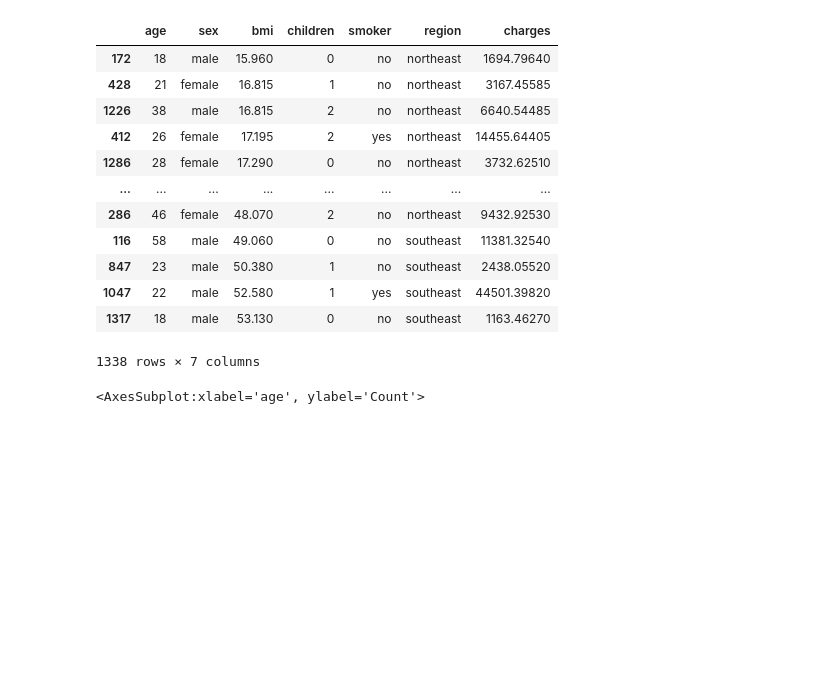
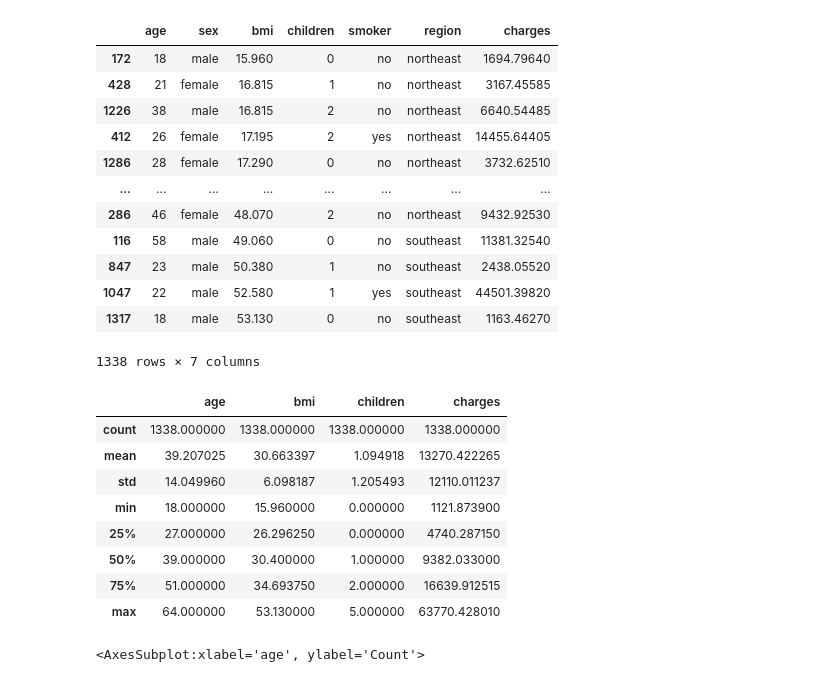
Before and after one commit to StevenDelval/Predire-une-prime-d-assurance-grace-l-IA, a Jupyter notebook: visualisation.ipynb, the cells around one changed output. Saved outputs shown, nothing was run; the diff lists cells and outputs as text; code cells hidden in the pictures; blank space fills up the shorter version.

```diff
--- a/visualisation.ipynb
+++ b/visualisation.ipynb
@@ -115,6 +115,18 @@ df.sort_values(by='bmi')
 | 1047 | 22 | male | 52.580 | 1 | yes | southeast | 44501.39820 |
 | 1317 | 18 | male | 53.130 | 0 | no | southeast | 1163.46270 |
 1338 rows × 7 columns
+# %%
+df.describe()
+# %% [output]
+|  | age | bmi | children | charges |
+| count | 1338.000000 | 1338.000000 | 1338.000000 | 1338.000000 |
+| mean | 39.207025 | 30.663397 | 1.094918 | 13270.422265 |
+| std | 14.049960 | 6.098187 | 1.205493 | 12110.011237 |
+| min | 18.000000 | 15.960000 | 0.000000 | 1121.873900 |
+| 25% | 27.000000 | 26.296250 | 0.000000 | 4740.287150 |
+| 50% | 39.000000 | 30.400000 | 1.000000 | 9382.033000 |
+| 75% | 51.000000 | 34.693750 | 2.000000 | 16639.912515 |
+| max | 64.000000 | 53.130000 | 5.000000 | 63770.428010 |
 # %%
 fig, ax = plt.subplots( figsize=(12, 6))
 plt.suptitle('Nombre de client par age', fontsize=20)
```
Also changed, not shown: parts of 1 cell of this notebook, 1 other file.
